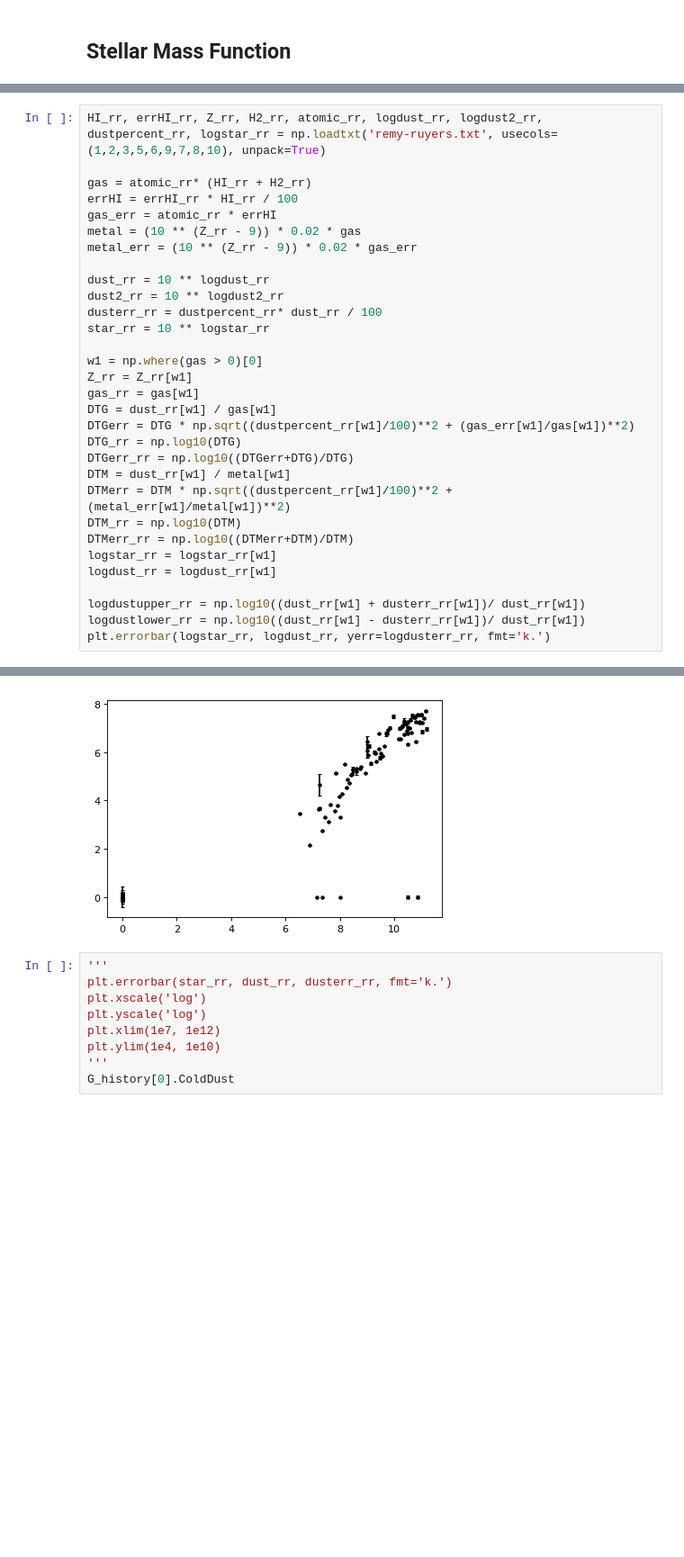
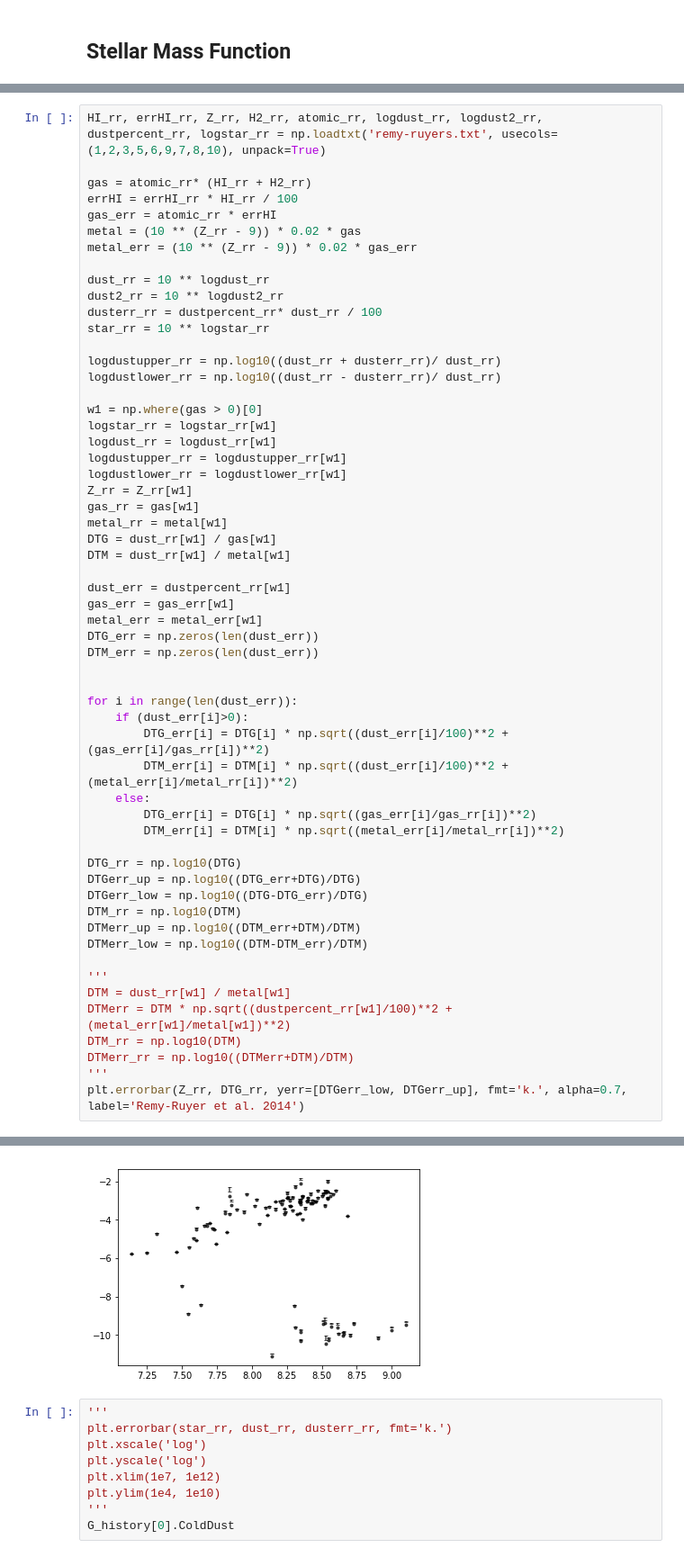
Before and after one commit to darrencroton/sage, a Jupyter notebook: analysis/allresults-new.ipynb, the cells around one changed output, grey strips where cells are left out. Shown at 90% size. Drawn from its saved outputs; the diff is of its cells as text; blank space fills up the shorter version.

```diff
--- a/analysis/allresults-new.ipynb
+++ b/analysis/allresults-new.ipynb
@@ -392,37 +394,63 @@ plt.show()
 # %%
 HI_rr, errHI_rr, Z_rr, H2_rr, atomic_rr, logdust_rr, logdust2_rr, dustpercent_rr, logstar_rr = np.loadtxt('remy-ruyers.txt', usecols=(1,2,3,5,6,9,7,8,10), unpack=True)
 
 gas = atomic_rr* (HI_rr + H2_rr)
 errHI = errHI_rr * HI_rr / 100
 gas_err = atomic_rr * errHI
 metal = (10 ** (Z_rr - 9)) * 0.02 * gas
 metal_err = (10 ** (Z_rr - 9)) * 0.02 * gas_err
 
 dust_rr = 10 ** logdust_rr
 dust2_rr = 10 ** logdust2_rr
 dusterr_rr = dustpercent_rr* dust_rr / 100
 star_rr = 10 ** logstar_rr
 
+logdustupper_rr = np.log10((dust_rr + dusterr_rr)/ dust_rr)
+logdustlower_rr = np.log10((dust_rr - dusterr_rr)/ dust_rr)
+
 w1 = np.where(gas > 0)[0]
+logstar_rr = logstar_rr[w1]
+logdust_rr = logdust_rr[w1]
+logdustupper_rr = logdustupper_rr[w1]
+logdustlower_rr = logdustlower_rr[w1]
 Z_rr = Z_rr[w1]
 gas_rr = gas[w1]
+metal_rr = metal[w1]
 DTG = dust_rr[w1] / gas[w1]
-DTGerr = DTG * np.sqrt((dustpercent_rr[w1]/100)**2 + (gas_err[w1]/gas[w1])**2)
+DTM = dust_rr[w1] / metal[w1]
+
+dust_err = dustpercent_rr[w1]
+gas_err = gas_err[w1]
+metal_err = metal_err[w1]
+DTG_err = np.zeros(len(dust_err))
+DTM_err = np.zeros(len(dust_err))
+
+
+for i in range(len(dust_err)):
+    if (dust_err[i]>0):
+        DTG_err[i] = DTG[i] * np.sqrt((dust_err[i]/100)**2 + (gas_err[i]/gas_rr[i])**2)
+        DTM_err[i] = DTM[i] * np.sqrt((dust_err[i]/100)**2 + (metal_err[i]/metal_rr[i])**2)
+    else:
+        DTG_err[i] = DTG[i] * np.sqrt((gas_err[i]/gas_rr[i])**2)
+        DTM_err[i] = DTM[i] * np.sqrt((metal_err[i]/metal_rr[i])**2)
+
 DTG_rr = np.log10(DTG)
-DTGerr_rr = np.log10((DTGerr+DTG)/DTG)
+DTGerr_up = np.log10((DTG_err+DTG)/DTG)
+DTGerr_low = np.log10((DTG-DTG_err)/DTG)
+DTM_rr = np.log10(DTM)
+DTMerr_up = np.log10((DTM_err+DTM)/DTM)
+DTMerr_low = np.log10((DTM-DTM_err)/DTM)
+
+'''
 DTM = dust_rr[w1] / metal[w1]
 DTMerr = DTM * np.sqrt((dustpercent_rr[w1]/100)**2 + (metal_err[w1]/metal[w1])**2)
 DTM_rr = np.log10(DTM)
 DTMerr_rr = np.log10((DTMerr+DTM)/DTM)
-logstar_rr = logstar_rr[w1]
-logdust_rr = logdust_rr[w1]
-
-logdustupper_rr = np.log10((dust_rr[w1] + dusterr_rr[w1])/ dust_rr[w1])
-logdustlower_rr = np.log10((dust_rr[w1] - dusterr_rr[w1])/ dust_rr[w1])
-plt.errorbar(logstar_rr, logdust_rr, yerr=logdusterr_rr, fmt='k.')
+'''
+plt.errorbar(Z_rr, DTG_rr, yerr=[DTGerr_low, DTGerr_up], fmt='k.', alpha=0.7, label='Remy-Ruyer et al. 2014')
 # %% [output]
 <ErrorbarContainer object of 3 artists>
-[figure, old version]
+[figure, new version]
 # %%
 '''
 plt.errorbar(star_rr, dust_rr, dusterr_rr, fmt='k.')
```
Also changed, not shown: parts of 19 cells of this notebook.
